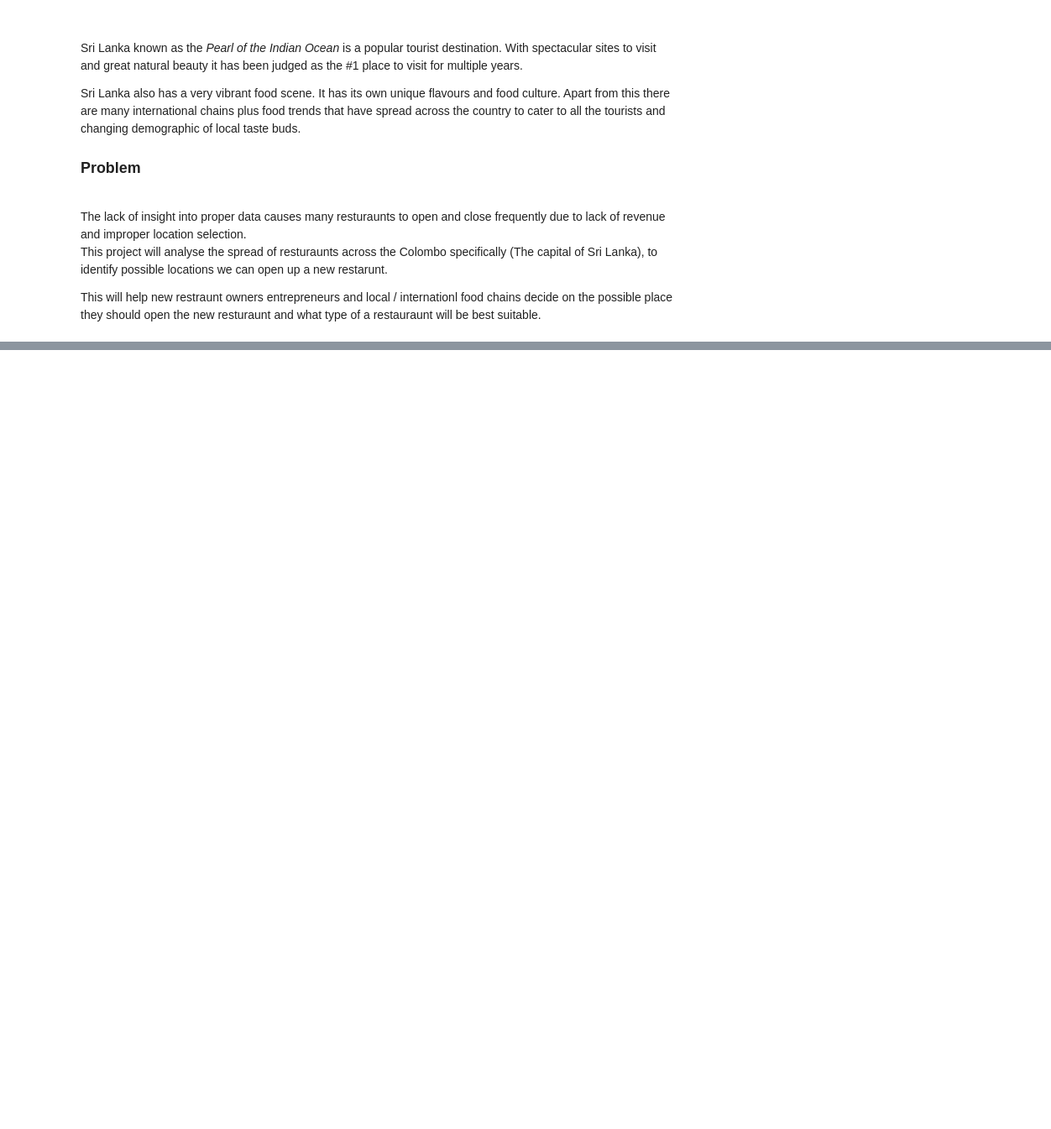
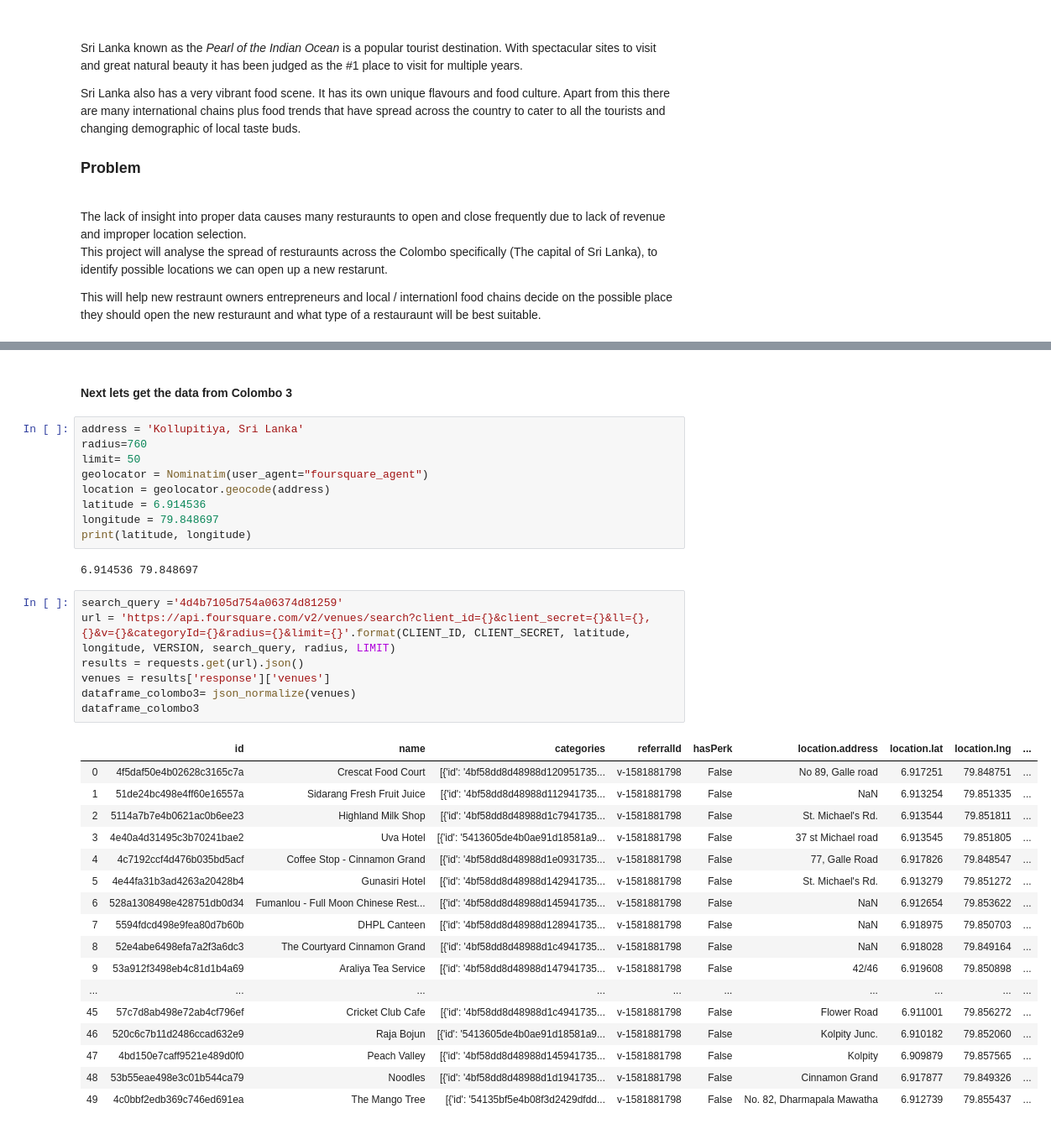
Before and after one commit to Samkobb/Colombo--ri-Lanka---Next-Resturaunt, a Jupyter notebook: Colombo Sri Lanka.ipynb, the cells around one changed output, grey strips where cells are left out. Shown at 84% size. Cells and saved outputs as stored; diff of their text form; blank space fills up the shorter version.

```diff
--- a/Colombo Sri Lanka.ipynb
+++ b/Colombo Sri Lanka.ipynb
@@ -32,0 +264,38 @@ This will help new restraunt owners entrepreneurs and local / internationl food
+# %% [markdown]
+<h4>Next lets get the data from Colombo 3</h4>
+# %%
+address = 'Kollupitiya, Sri Lanka'
+radius=760
+limit= 50
+geolocator = Nominatim(user_agent="foursquare_agent")
+location = geolocator.geocode(address)
+latitude = 6.914536
+longitude = 79.848697
+print(latitude, longitude)
+# %% [output]
+6.914536 79.848697
+# %%
+search_query ='4d4b7105d754a06374d81259'
+url = 'https://api.foursquare.com/v2/venues/search?client_id={}&client_secret={}&ll={},{}&v={}&categoryId={}&radius={}&limit={}'.format(CLIENT_ID, CLIENT_SECRET, latitude, longitude, VERSION, search_query, radius, LIMIT)
+results = requests.get(url).json()
+venues = results['response']['venues']
+dataframe_colombo3= json_normalize(venues)
+dataframe_colombo3
+# %% [output]
+|  | id | name | categories | referralId | hasPerk | location.address | location.lat | location.lng | ... |
+| 0 | 4f5daf50e4b02628c3165c7a | Crescat Food Court | [{'id': '4bf58dd8d48988d120951735... | v-1581881798 | False | No 89, Galle road | 6.917251 | 79.848751 | ... |
+| 1 | 51de24bc498e4ff60e16557a | Sidarang Fresh Fruit Juice | [{'id': '4bf58dd8d48988d112941735... | v-1581881798 | False | NaN | 6.913254 | 79.851335 | ... |
+| 2 | 5114a7b7e4b0621ac0b6ee23 | Highland Milk Shop | [{'id': '4bf58dd8d48988d1c7941735... | v-1581881798 | False | St. Michael's Rd. | 6.913544 | 79.851811 | ... |
+| 3 | 4e40a4d31495c3b70241bae2 | Uva Hotel | [{'id': '5413605de4b0ae91d18581a9... | v-1581881798 | False | 37 st Michael road | 6.913545 | 79.851805 | ... |
+| 4 | 4c7192ccf4d476b035bd5acf | Coffee Stop - Cinnamon Grand | [{'id': '4bf58dd8d48988d1e0931735... | v-1581881798 | False | 77, Galle Road | 6.917826 | 79.848547 | ... |
+| 5 | 4e44fa31b3ad4263a20428b4 | Gunasiri Hotel | [{'id': '4bf58dd8d48988d142941735... | v-1581881798 | False | St. Michael's Rd. | 6.913279 | 79.851272 | ... |
+| 6 | 528a1308498e428751db0d34 | Fumanlou - Full Moon Chinese Rest... | [{'id': '4bf58dd8d48988d145941735... | v-1581881798 | False | NaN | 6.912654 | 79.853622 | ... |
+| 7 | 5594fdcd498e9fea80d7b60b | DHPL Canteen | [{'id': '4bf58dd8d48988d128941735... | v-1581881798 | False | NaN | 6.918975 | 79.850703 | ... |
+| 8 | 52e4abe6498efa7a2f3a6dc3 | The Courtyard Cinnamon Grand | [{'id': '4bf58dd8d48988d1c4941735... | v-1581881798 | False | NaN | 6.918028 | 79.849164 | ... |
+| 9 | 53a912f3498eb4c81d1b4a69 | Araliya Tea Service | [{'id': '4bf58dd8d48988d147941735... | v-1581881798 | False | 42/46 | 6.919608 | 79.850898 | ... |
+| ... | ... | ... | ... | ... | ... | ... | ... | ... | ... |
+| 45 | 57c7d8ab498e72ab4cf796ef | Cricket Club Cafe | [{'id': '4bf58dd8d48988d1c4941735... | v-1581881798 | False | Flower Road | 6.911001 | 79.856272 | ... |
+| 46 | 520c6c7b11d2486ccad632e9 | Raja Bojun | [{'id': '5413605de4b0ae91d18581a9... | v-1581881798 | False | Kolpity Junc. | 6.910182 | 79.852060 | ... |
+| 47 | 4bd150e7caff9521e489d0f0 | Peach Valley | [{'id': '4bf58dd8d48988d145941735... | v-1581881798 | False | Kolpity | 6.909879 | 79.857565 | ... |
+| 48 | 53b55eae498e3c01b544ca79 | Noodles | [{'id': '4bf58dd8d48988d1d1941735... | v-1581881798 | False | Cinnamon Grand | 6.917877 | 79.849326 | ... |
+| 49 | 4c0bbf2edb369c746ed691ea | The Mango Tree | [{'id': '54135bf5e4b08f3d2429dfdd... | v-1581881798 | False | No. 82, Dharmapala Mawatha | 6.912739 | 79.855437 | ... |
```
Also changed, not shown: parts of 48 cells of this notebook.
